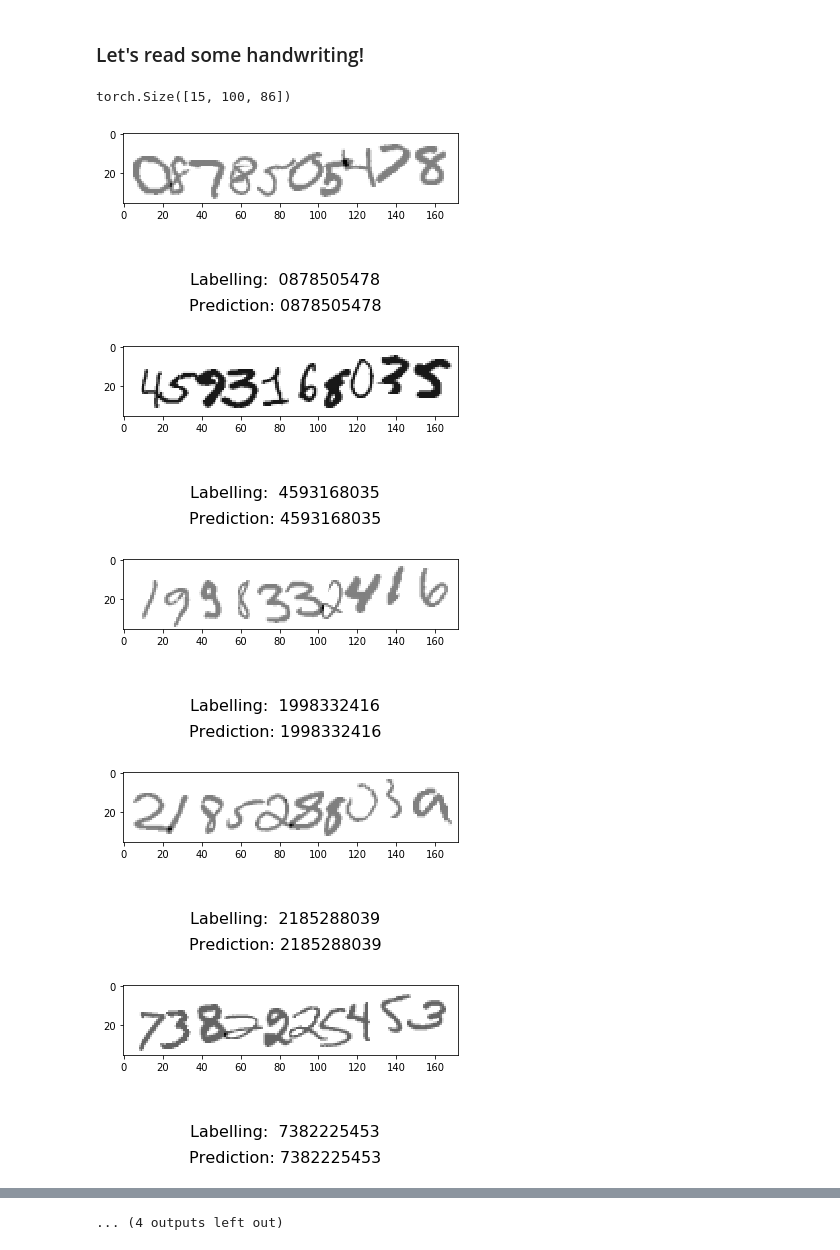
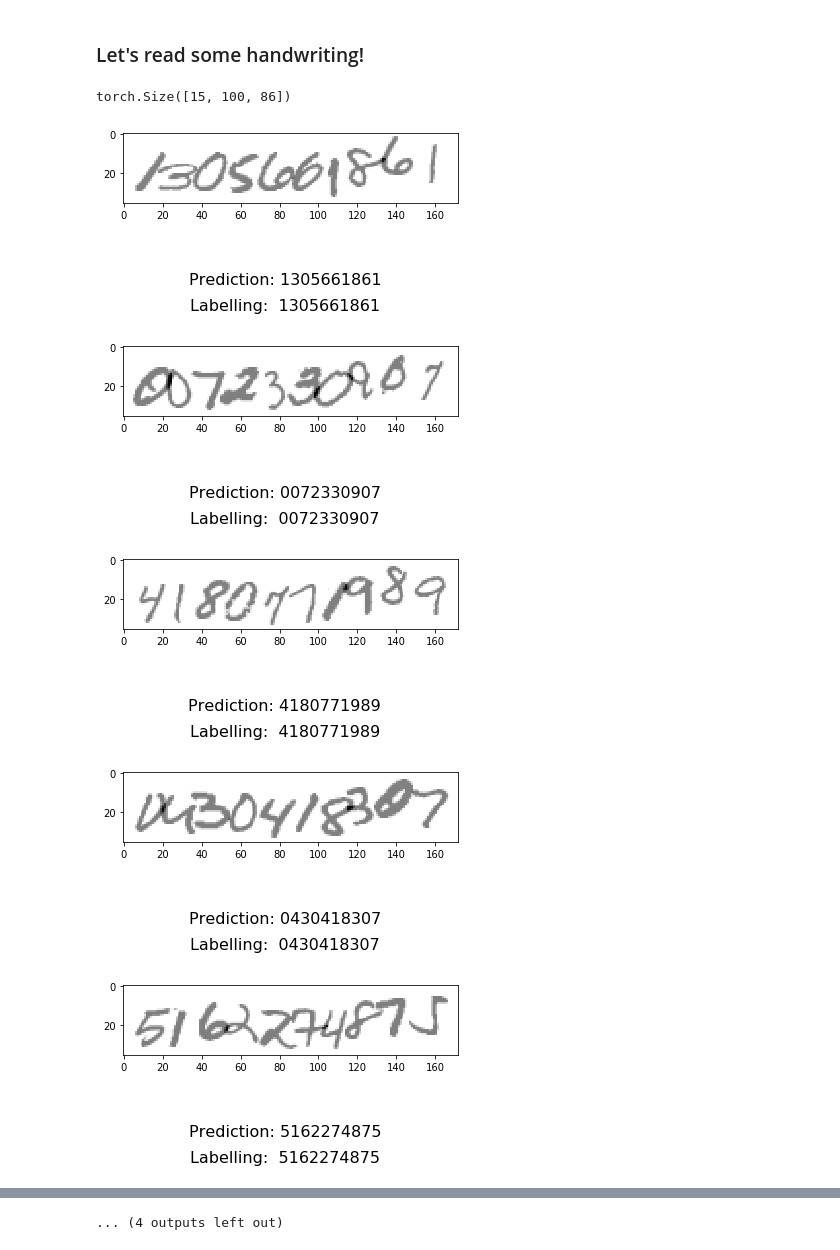
Before and after one commit to cmudeeplearning11785/Fall2018-tutorials, a Jupyter notebook: recitation-8/ctc_handwritten_digit_reader.ipynb, the cells around one changed output, grey strips where cells are left out. Drawn from its saved outputs; the diff is of its cells as text; code cells hidden in the pictures.

```diff
--- a/recitation-8/ctc_handwritten_digit_reader.ipynb
+++ b/recitation-8/ctc_handwritten_digit_reader.ipynb
@@ -36,7 +36,7 @@ print(labels.shape)
 ### Train or load pretrained model
 # %%
 train = False
-model_file = "example.pt"
+model_file = "example.pt" if not train else "models/checkpoint.pt"
 if train:
     ctc_model.run()
 model = ctc_model.DigitsModel()
@@ -64,32 +64,32 @@ DigitsModel(
 # %%
 label_map = [' '] + ctc_model.DIGITS_MAP
 
 decoder = ctc_model.CTCBeamDecoder(labels=label_map, blank_id=0)
 
 # randomly sample 15 data points
 idxs = np.random.choice(20000, 15)
 data_batch, label_batch = torch.Tensor(data[idxs]), torch.Tensor(labels[idxs]).long()
 
 logits, out_lengths = model(data_batch.unsqueeze(1))
 label_lengths = torch.zeros((15,)).fill_(10)
 logits = torch.transpose(logits, 0, 1)
 probs = F.softmax(logits, dim=2).data.cpu()
 output, scores, timesteps, out_seq_len = decoder.decode(probs=probs, seq_lens=out_lengths)
 print(output.size())
 for i in range(output.size(0)):
     chrs = [label_map[o.item()] for o in output[i, 0, :out_seq_len[i, 0]]]
 
     image = data_batch[i].numpy()
     plt.figure()
     imshow(image, cmap='binary')
     txt_top = "Prediction: {}".format("".join(chrs))
     txt_bottom = "Labelling:  {}".format("".join(label_batch[i].numpy().astype(str)))
-    plt.figtext(0.5, 0.01, txt_top, wrap=True, horizontalalignment='center', fontsize=16)
-    plt.figtext(0.5, 0.10, txt_bottom, wrap=True, horizontalalignment='center', fontsize=16)
+    plt.figtext(0.5, 0.10, txt_top, wrap=True, horizontalalignment='center', fontsize=16)
+    plt.figtext(0.5, 0.01, txt_bottom, wrap=True, horizontalalignment='center', fontsize=16)
 # %% [output]
 torch.Size([15, 100, 86])
-[figure, old version]
+[figure, new version]
-[figure, old version]
+[figure, new version]
-[figure, old version]
+[figure, new version]
-[figure, old version]
+[figure, new version]
-[figure, old version]
+[figure, new version]
```
Also changed, not shown: parts of 1 cell of this notebook, 2 other files.
